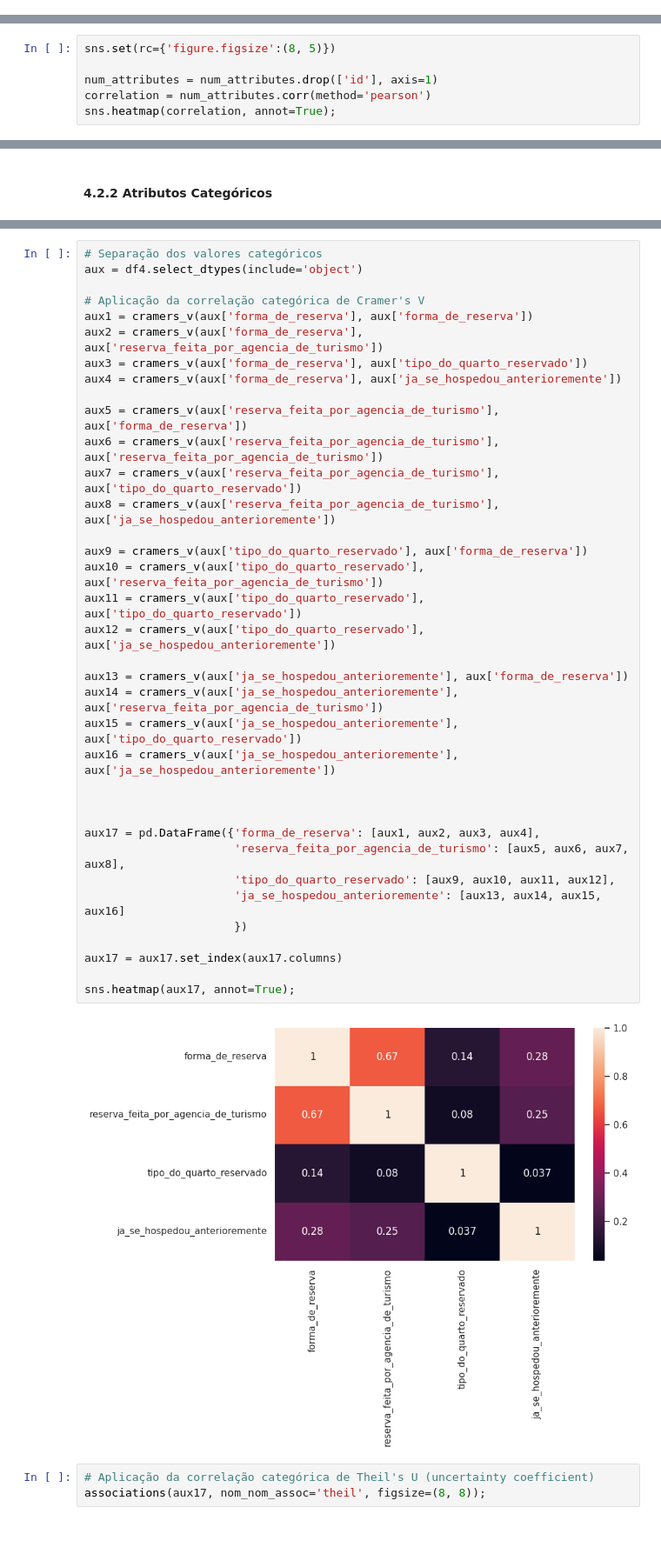
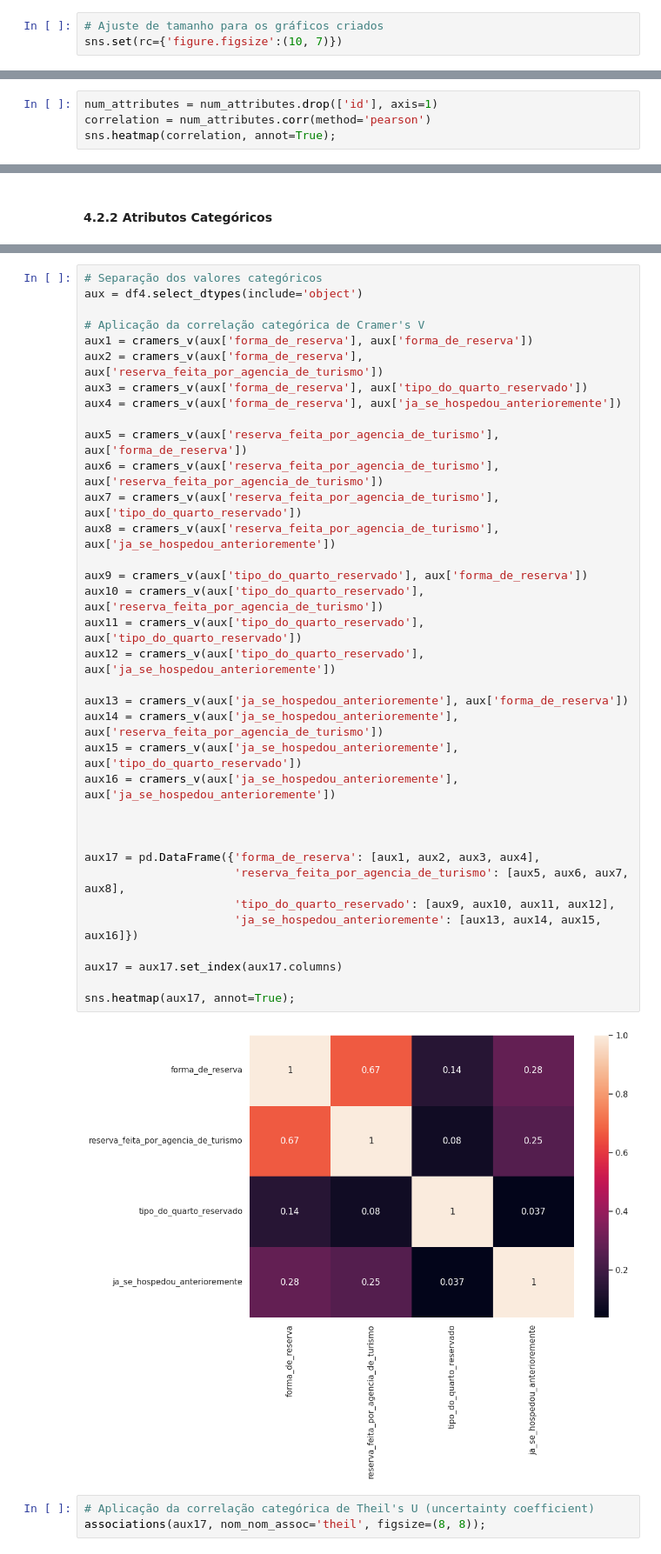
Before and after one commit to RicardoFFdev/hack_days_cds_04, a Jupyter notebook: hackdays4_nb_01.ipynb, the cells around one changed output, grey strips where cells are left out. Shown at 87% size. Saved outputs shown, nothing was run; the diff lists cells and outputs as text.

```diff
--- a/hackdays4_nb_01.ipynb
+++ b/hackdays4_nb_01.ipynb
@@ -265,4 +232,7 @@ df3 = df2.copy()
 ### 4.0 Análise Exploratória dos Dados (AED)
 # %%
 df4 = df3.copy()
+# %%
+# Ajuste de tamanho para os gráficos criados
+sns.set(rc={'figure.figsize':(10, 7)})
 # %% [markdown]
@@ -288,6 +249,4 @@ num_attributes.hist(bins=25, figsize=(16, 8));
 # %%
-sns.set(rc={'figure.figsize':(8, 5)})
-
 num_attributes = num_attributes.drop(['id'], axis=1)
 correlation = num_attributes.corr(method='pearson')
 sns.heatmap(correlation, annot=True);
@@ -311,36 +270,35 @@ aux = df4.select_dtypes(include='object')
 aux1 = cramers_v(aux['forma_de_reserva'], aux['forma_de_reserva'])
 aux2 = cramers_v(aux['forma_de_reserva'], aux['reserva_feita_por_agencia_de_turismo'])
 aux3 = cramers_v(aux['forma_de_reserva'], aux['tipo_do_quarto_reservado'])
 aux4 = cramers_v(aux['forma_de_reserva'], aux['ja_se_hospedou_anterioremente'])
 
 aux5 = cramers_v(aux['reserva_feita_por_agencia_de_turismo'], aux['forma_de_reserva'])
 aux6 = cramers_v(aux['reserva_feita_por_agencia_de_turismo'], aux['reserva_feita_por_agencia_de_turismo'])
 aux7 = cramers_v(aux['reserva_feita_por_agencia_de_turismo'], aux['tipo_do_quarto_reservado'])
 aux8 = cramers_v(aux['reserva_feita_por_agencia_de_turismo'], aux['ja_se_hospedou_anterioremente'])
 
 aux9 = cramers_v(aux['tipo_do_quarto_reservado'], aux['forma_de_reserva'])
 aux10 = cramers_v(aux['tipo_do_quarto_reservado'], aux['reserva_feita_por_agencia_de_turismo'])
 aux11 = cramers_v(aux['tipo_do_quarto_reservado'], aux['tipo_do_quarto_reservado'])
 aux12 = cramers_v(aux['tipo_do_quarto_reservado'], aux['ja_se_hospedou_anterioremente'])
 
 aux13 = cramers_v(aux['ja_se_hospedou_anterioremente'], aux['forma_de_reserva'])
 aux14 = cramers_v(aux['ja_se_hospedou_anterioremente'], aux['reserva_feita_por_agencia_de_turismo'])
 aux15 = cramers_v(aux['ja_se_hospedou_anterioremente'], aux['tipo_do_quarto_reservado'])
 aux16 = cramers_v(aux['ja_se_hospedou_anterioremente'], aux['ja_se_hospedou_anterioremente'])
 
 
 
 aux17 = pd.DataFrame({'forma_de_reserva': [aux1, aux2, aux3, aux4],
                       'reserva_feita_por_agencia_de_turismo': [aux5, aux6, aux7, aux8],
                       'tipo_do_quarto_reservado': [aux9, aux10, aux11, aux12],
-                      'ja_se_hospedou_anterioremente': [aux13, aux14, aux15, aux16]
-                      })
+                      'ja_se_hospedou_anterioremente': [aux13, aux14, aux15, aux16]})
 
 aux17 = aux17.set_index(aux17.columns)
 
 sns.heatmap(aux17, annot=True);
 # %% [output]
-[figure, old version]
+[figure, new version]
 # %%
 # Aplicação da correlação categórica de Theil's U (uncertainty coefficient)
 associations(aux17, nom_nom_assoc='theil', figsize=(8, 8));
```
Also changed, not shown: parts of 35 cells of this notebook, 4 other files.
